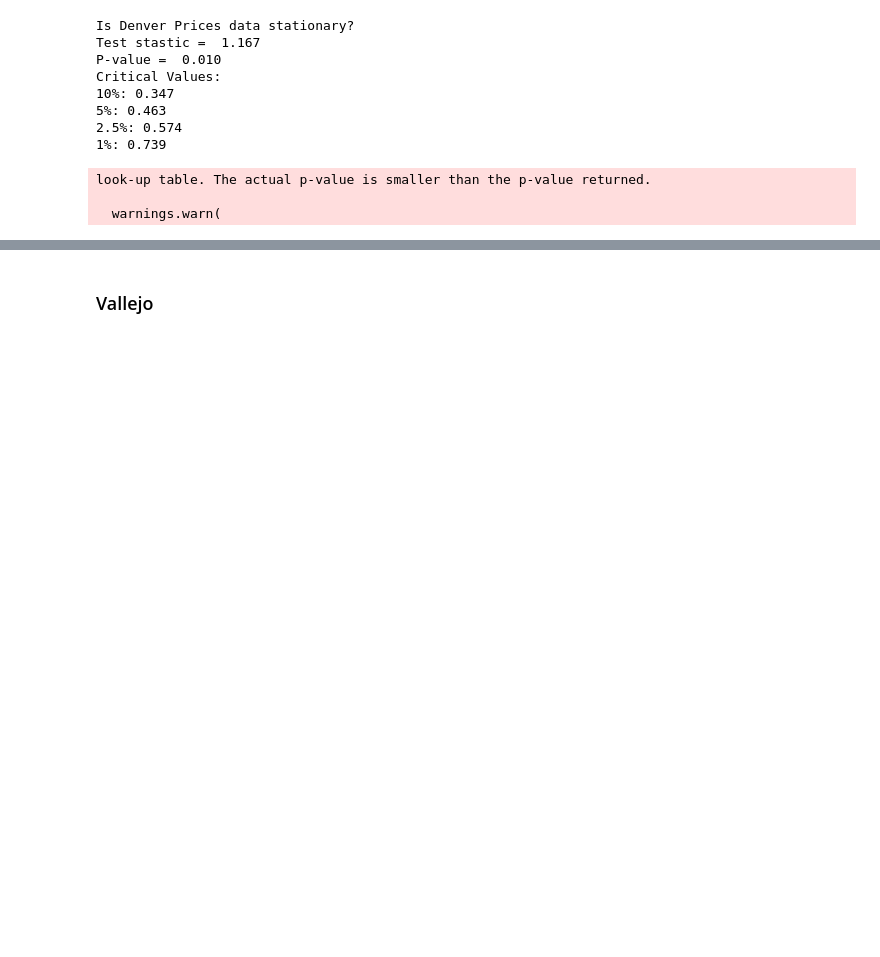
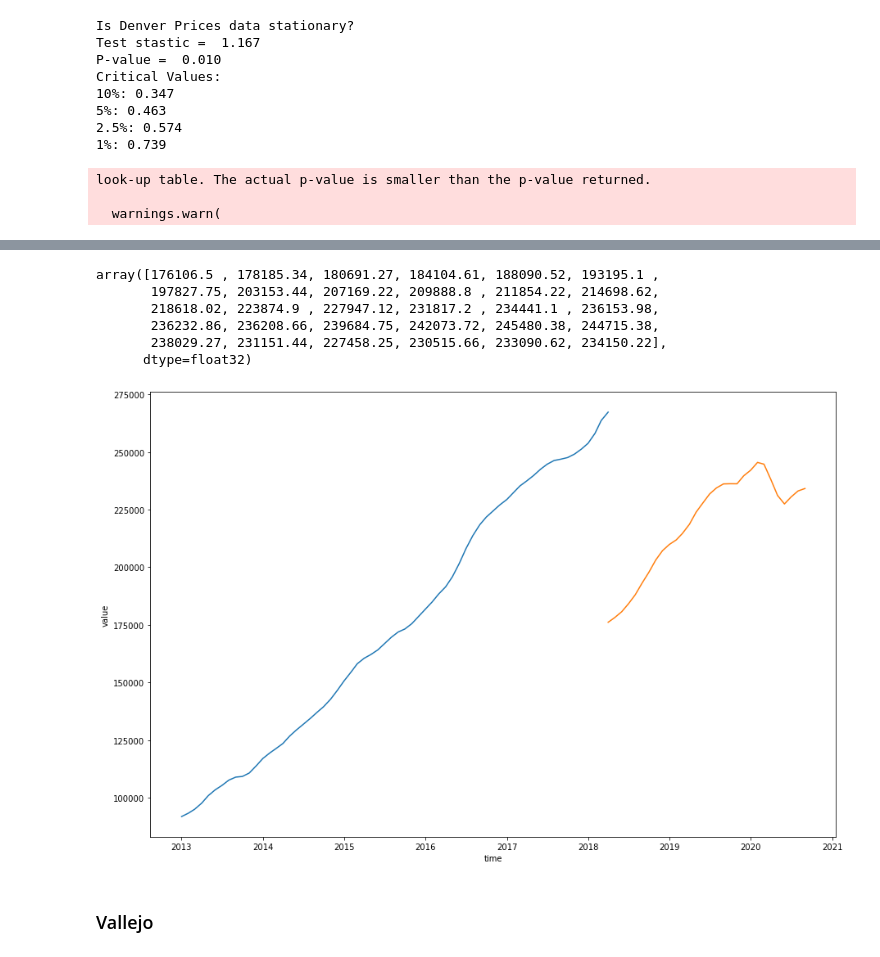
Before and after one commit to fivearm/Phase_4_Project, a Jupyter notebook: check.ipynb, the cells around one changed output, grey strips where cells are left out. Cells and saved outputs as stored; diff of their text form; code cells hidden in the pictures; blank space fills up the shorter version.

```diff
--- a/check.ipynb
+++ b/check.ipynb
@@ -409,3 +488,33 @@ look-up table. The actual p-value is smaller than the p-value returned.
+# %%
+future_val = 30
+forecast_period_dates = pd.date_range(list(train_dates)[-1], periods=future_val, freq='MS').to_list()
+forecast = model.predict(trainX[-future_val:])
+
+forecast_copies = np.repeat(forecast, denver_for_train.shape[1], axis=-1)
+y_pred_future = scaler.inverse_transform(forecast_copies)[:,0]
+
+forecast_dates = []
+for time_i in forecast_period_dates:
+    forecast_dates.append(time_i.date())
+
+df_forecast = pd.DataFrame({'time' : np.array(forecast_dates), 'value': y_pred_future})
+df_forecast['time'] = pd.to_datetime(df_forecast['time'])
+
+original = Denver_lstm[['time', 'value']]
+# %%
+y_pred_future
+# %% [output]
+array([176106.5 , 178185.34, 180691.27, 184104.61, 188090.52, 193195.1 ,
+       197827.75, 203153.44, 207169.22, 209888.8 , 211854.22, 214698.62,
+       218618.02, 223874.9 , 227947.12, 231817.2 , 234441.1 , 236153.98,
+       236232.86, 236208.66, 239684.75, 242073.72, 245480.38, 244715.38,
+       238029.27, 231151.44, 227458.25, 230515.66, 233090.62, 234150.22],
+      dtype=float32)
+# %%
+sns.lineplot(original['time'], original['value'])
+sns.lineplot(df_forecast['time'], df_forecast['value']);
+# %% [output]
+[figure, added]
 # %% [markdown]
 ### Vallejo
 # %%
```
Also changed, not shown: parts of 32 cells of this notebook.
